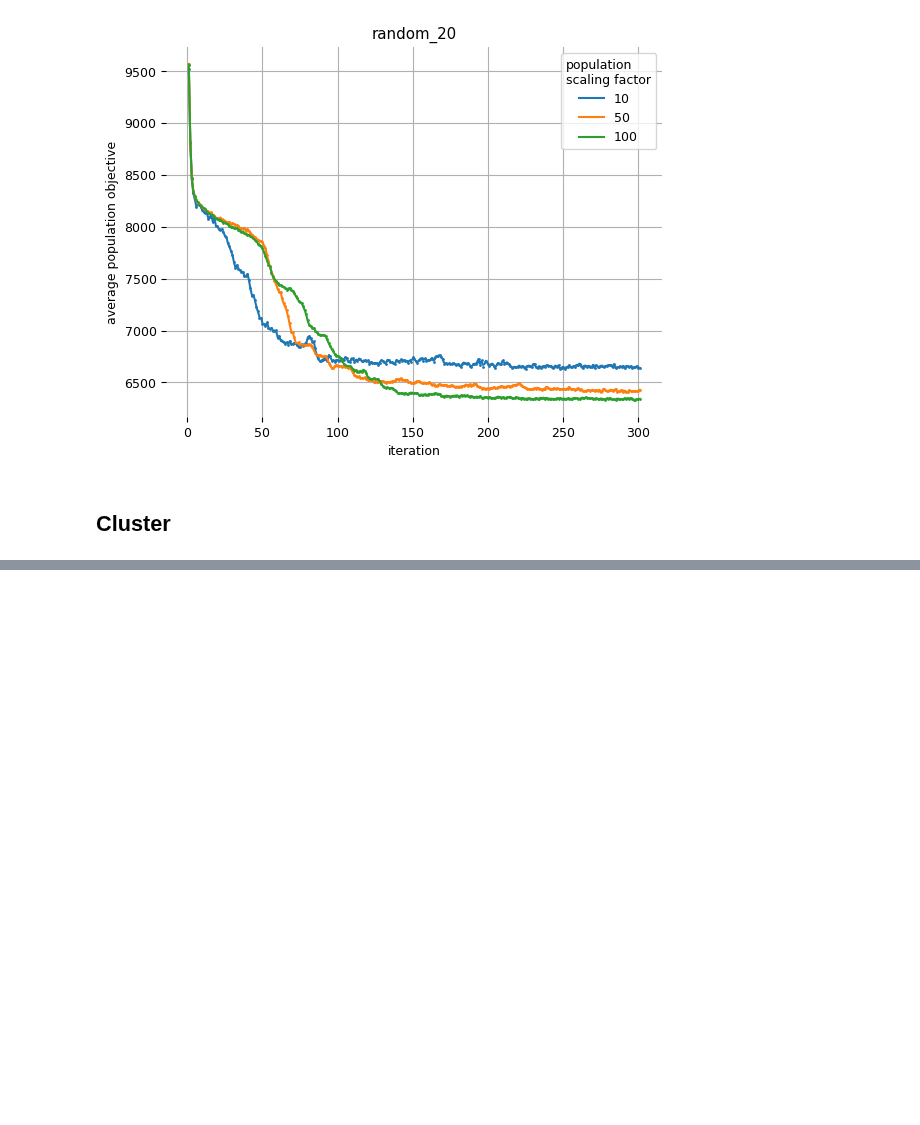
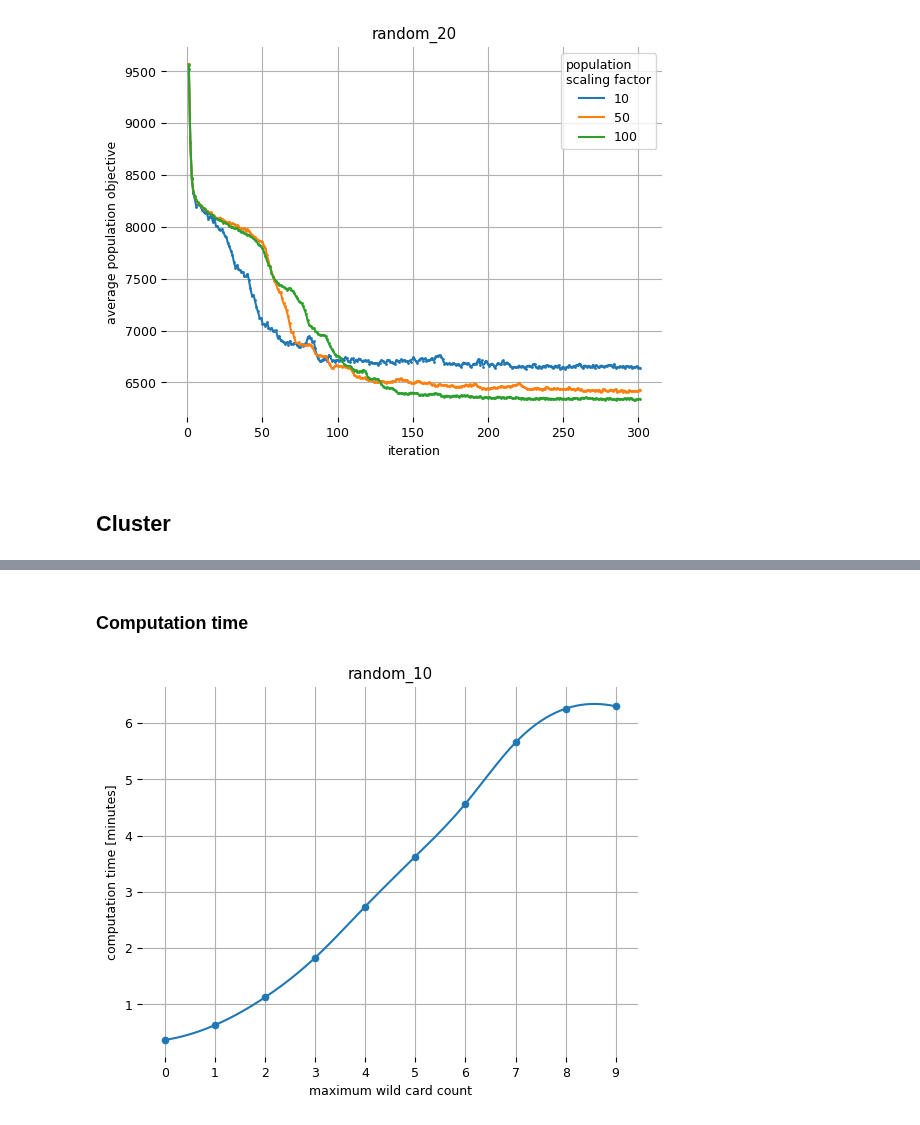
Before and after one commit to TaIos/master-thesis, a Jupyter notebook: src/notebooks/graphs.ipynb, the cells around one changed output, grey strips where cells are left out. Drawn from its saved outputs; the diff is of its cells as text; code cells hidden in the pictures; blank space fills up the shorter version.

```diff
--- a/src/notebooks/graphs.ipynb
+++ b/src/notebooks/graphs.ipynb
@@ -500,0 +487,25 @@ for name in ['cluster_3_10']:
+# %%
+rW = loadComputationResultBatch('./out/wild_card_comp_time', addName=True, addInstanceSize=True)
+dfW = compResToDf(rW)
+dfW['N'] = (dfW.populationSize / dfW['size']).astype('int32')
+dfW['durationSeconds'] = dfW.durationMillis / 1000
+dfW['durationMinutes'] = dfW.durationSeconds / 60
+# %% [markdown]
+### Computation time
+# %%
+turnSpinesOff()
+plt.rcParams.update({'font.size': 9})
+dfWTS = dfW.groupby([dfW.name, dfW.maximumWildCardCount])['durationMinutes'].mean()
+
+for name in ['random_10']:
+    tmp = dfWTS[name].reset_index()[['maximumWildCardCount', 'durationMinutes']]
+    x = tmp['maximumWildCardCount'].tolist()
+    y = tmp['durationMinutes'].tolist()
+    label = f'label'
+    plotter(x=x, y=y, label=label, title=name, legendTitle='', scatterDotSize=20,
+           fontsize=9, xlabel='maximum wild card count', ylabel='computation time [minutes]', ncol=1)
+    plt.savefig(f'figures/computation_time_{name}.pdf')
+    plt.xticks(x)
+    plt.show()
+# %% [output]
+[figure, added]
```
Also changed, not shown: parts of 24 cells of this notebook, 17 other files.
